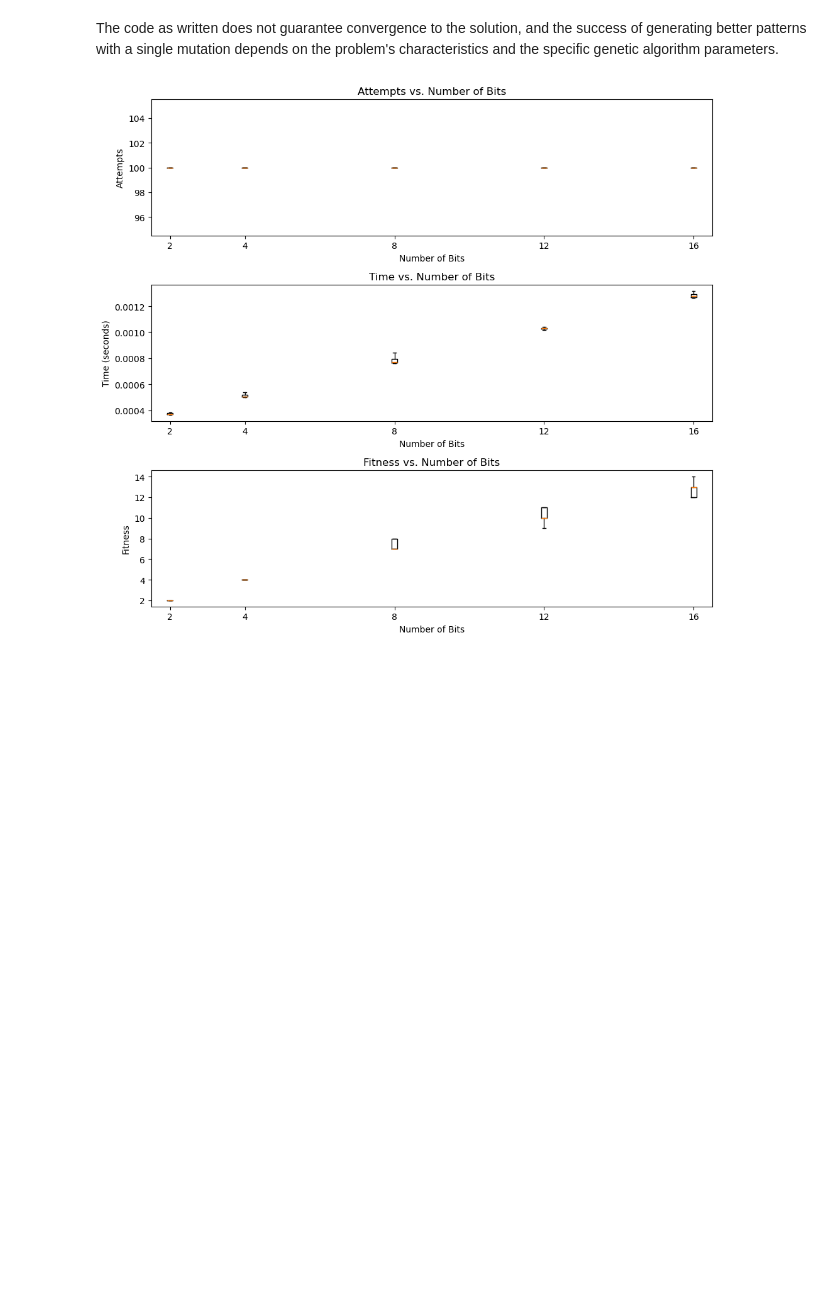
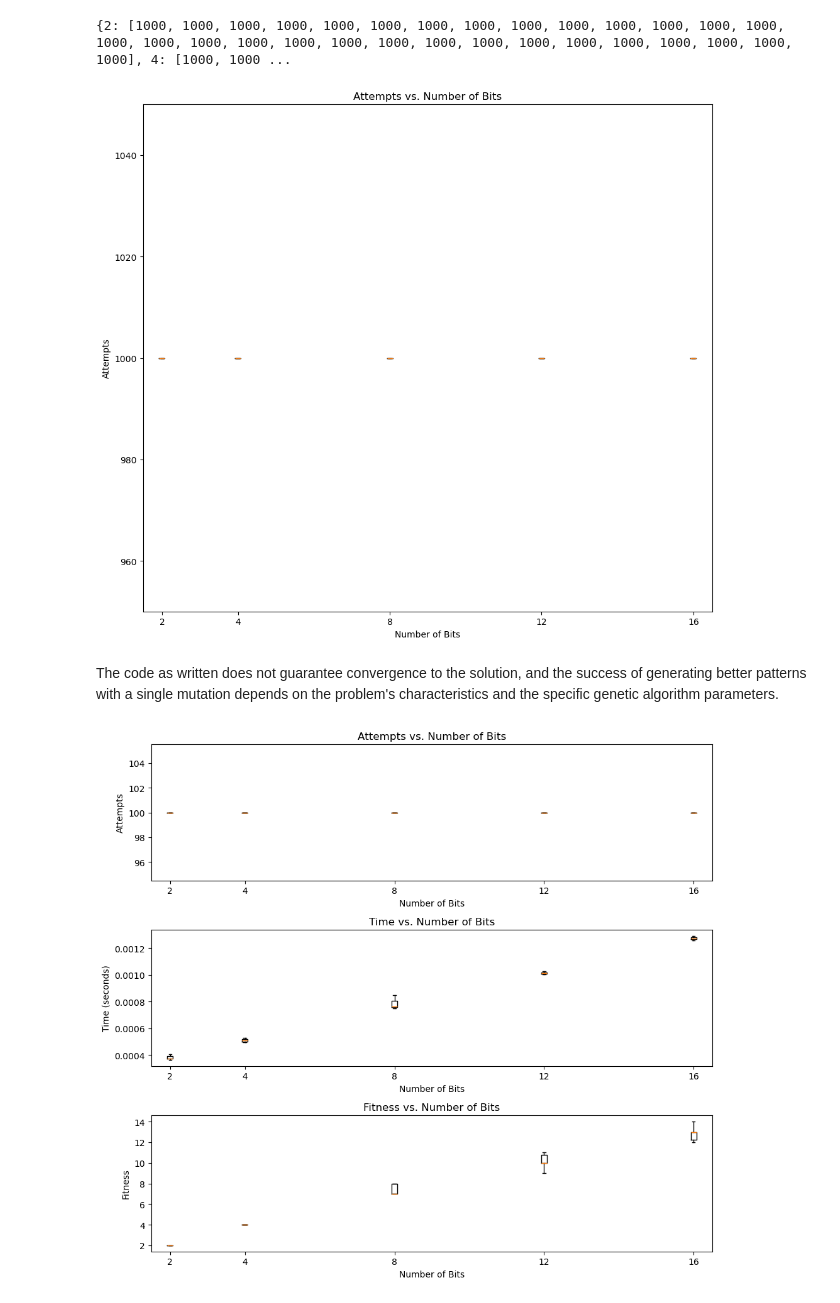
Before and after one commit to Qubi0-0/MachineLearning, a Jupyter notebook: Search/Search.ipynb, the cells around one changed output. Cells and saved outputs as stored; diff of their text form; code cells hidden in the pictures; blank space fills up the shorter version.

```diff
--- a/Search/Search.ipynb
+++ b/Search/Search.ipynb
@@ -191,3 +191,32 @@ if __name__ == "__main__":
+# %%
+# D)
+
+attempts_data = {bit_count: [] for bit_count in bit_counts}
+times_data = {bit_count: [] for bit_count in bit_counts}
+fitness_data = {bit_count: [] for bit_count in bit_counts}
+
+for _ in range(trials_amount):
+    for bit in bit_counts:
+        pattern = Search(sequence_length= bit)
+        result_pattern, attempts = pattern.mutate_pattern()
+        attempts_data[bit].append(attempts)
+        # times_data[bit].append(time_duration)
+        # fitness_data[bit].append(pattern.fitness(pattern.fitness_data))
+
+fig, ax = plt.subplots(figsize=(10, 9))
+
+for bit in bit_counts:
+    ax.boxplot(attempts_data[bit], positions=[bit], showfliers=False)
+
+ax.set_title("Attempts vs. Number of Bits")
+ax.set_xlabel("Number of Bits")
+ax.set_ylabel("Attempts")
+ax.set_ylim(max((attempts_data[bit])), min((attempts_data[bit])))
+plt.tight_layout()
+plt.show()
+# %% [output]
+{2: [1000, 1000, 1000, 1000, 1000, 1000, 1000, 1000, 1000, 1000, 1000, 1000, 1000, 1000, 1000, 1000, 1000, 1000, 1000, 1000, 1000, 1000, 1000, 1000, 1000, 1000, 1000, 1000, 1000, 1000], 4: [1000, 1000 ...
+[figure, added]
 # %% [markdown]
 The code as written does not guarantee convergence to the solution, and the success of generating better patterns with a single mutation depends on the problem's characteristics and the specific genetic algorithm parameters.
 # %%
```
Also changed, not shown: parts of 3 cells of this notebook.
